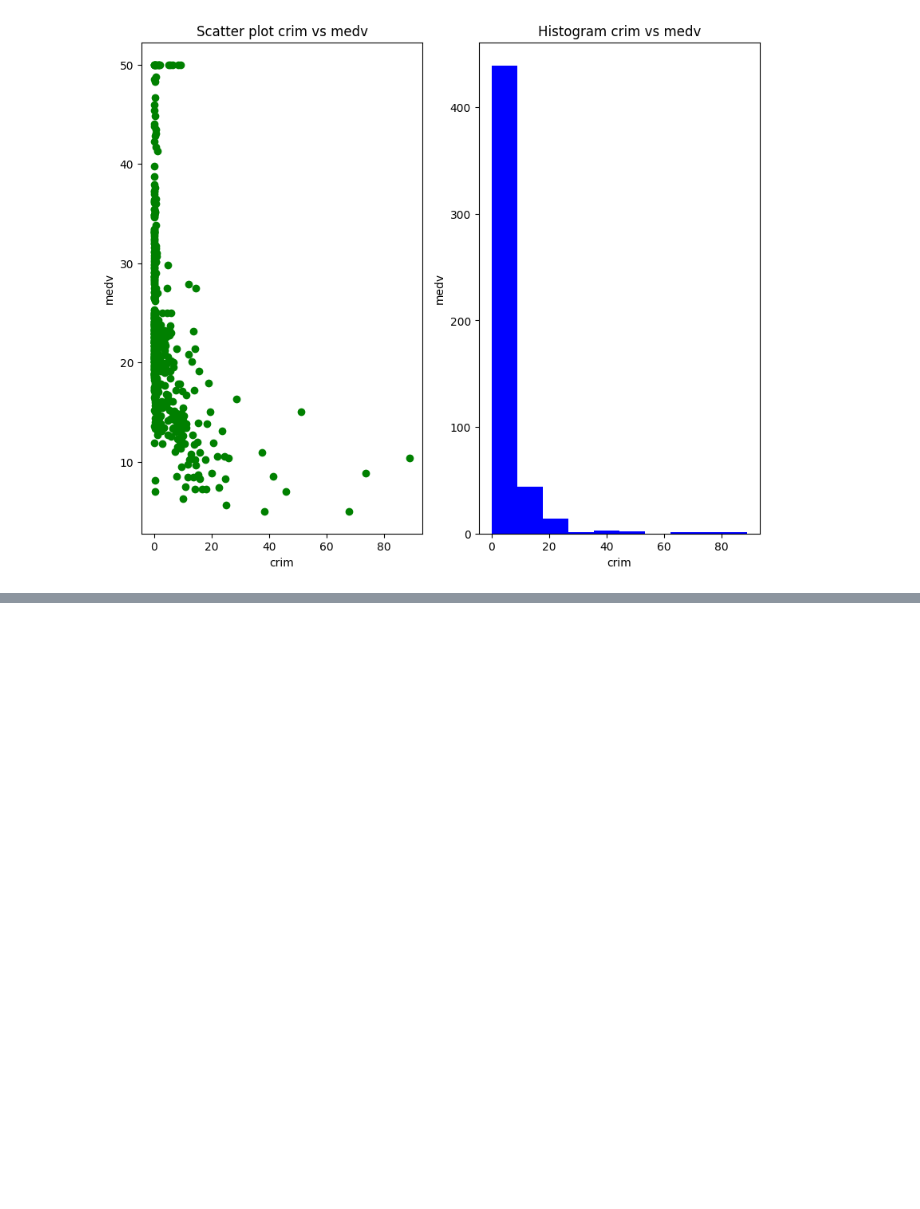
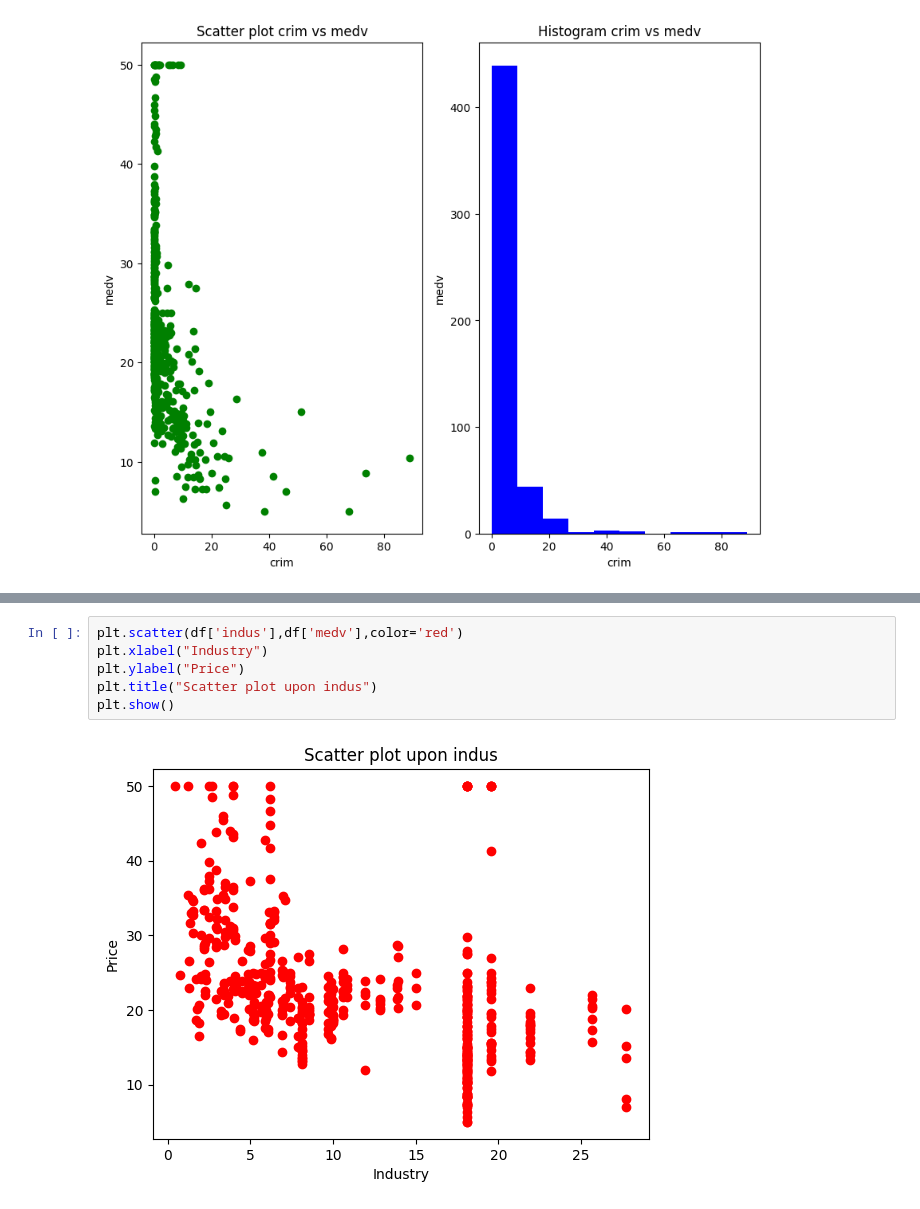
Before and after one commit to Pratyusha-Mukherjee/FSP-MachineLearning, a Jupyter notebook: day3/multiple_linear_regression.ipynb, the cells around one changed output, grey strips where cells are left out. Saved outputs shown, nothing was run; the diff lists cells and outputs as text; blank space fills up the shorter version.

```diff
--- a/day3/multiple_linear_regression.ipynb
+++ b/day3/multiple_linear_regression.ipynb
@@ -114,0 +136,8 @@ plt.show()
+# %%
+plt.scatter(df['indus'],df['medv'],color='red')
+plt.xlabel("Industry")
+plt.ylabel("Price")
+plt.title("Scatter plot upon indus")
+plt.show()
+# %% [output]
+[figure, added]
```
Also changed, not shown: parts of 3 cells of this notebook.
